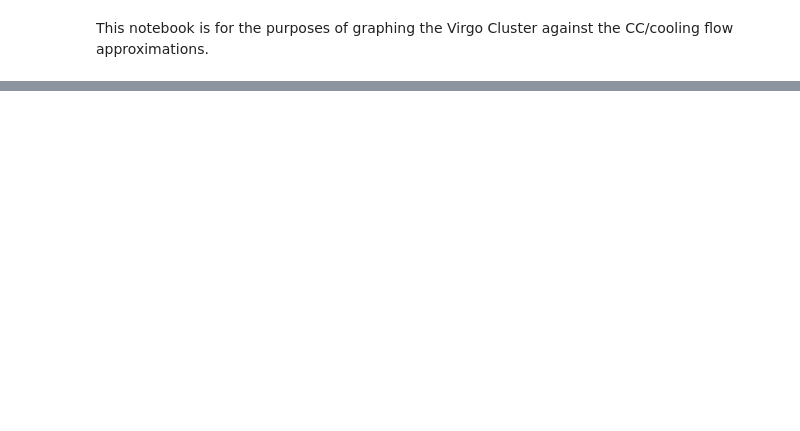
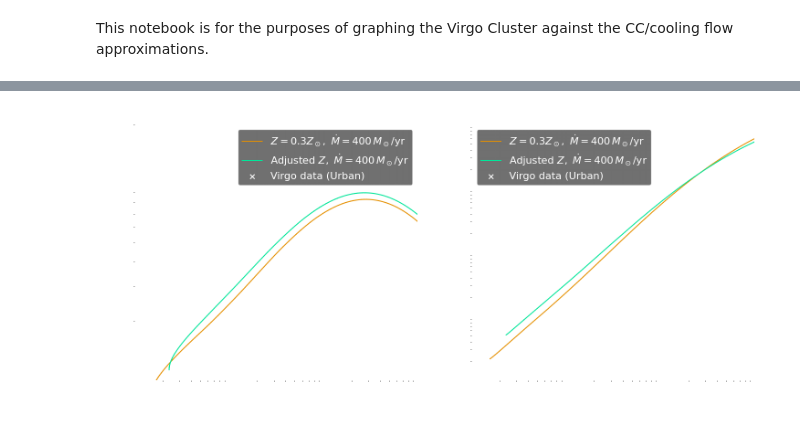
Before and after one commit to Jacob-Evans-007/Summer-2025-Hydrodynamics, a Jupyter notebook: virgo_notebook.ipynb, the cells around one changed output, grey strips where cells are left out. Cells and saved outputs as stored; diff of their text form; code cells hidden in the pictures; blank space fills up the shorter version.

```diff
--- a/virgo_notebook.ipynb
+++ b/virgo_notebook.ipynb
@@ -25,12 +25,12 @@ z = 0.004
 Mdot1 = 6.30391e25
 # %%
 radii_grid = np.linspace(0.1*ktc, 20000*ktc, 75000)
-vc_grid = np.array([lf.vcgrab(r, z, 7e11, 6.3e14) for r in radii_grid])
+vc_grid = np.array([lf.vcgrab(r, z, 1e12, 1.2e15) for r in radii_grid])
 vc_interp = interp1d(radii_grid, vc_grid, kind='cubic', fill_value='extrapolate')
 # %%
 from scipy.integrate import cumulative_trapezoid
-r_grid = np.geomspace(ktc*0.01, 28518000 * ktc, 15000)  # finer grid = better accuracy
-vc2_over_r = np.array([(lf.vcgrab(r, z, 7e11, 6.3e14 )**2 / r) for r in r_grid])
+r_grid = np.geomspace(ktc*0.001, 28518000 * ktc, 20000)  # finer grid = better accuracy
+vc2_over_r = np.array([(lf.vcgrab(r, z, 1e12, 1.2e15)**2 / r) for r in r_grid])
 
 phi_cumint = cumulative_trapezoid(vc2_over_r, r_grid, initial=0.0)
 
@@ -370,13 +370,13 @@ def BrentLooper(Mdot, Rsonlow, Rsonhigh, Lambdatype, tol=(5e-6 * Mdot1)):
     return postprocess(b, Mdot, Lambdatype)
 # %%
 r_vals = np.array([0.04286, 0.05165, 0.06137, 0.07051, 0.07985, 0.08957, 0.09905, 0.11164, 0.13200, 0.16770, 0.21926, 0.26681,
-    0.35219, 0.39318, 0.30949, 0.43269, 0.46490, 0.49951, 0.54970, 0.65622, 0.78338, 0.87875, 0.98103, 1.11106])*1000
+    0.35219, 0.39318, 0.30949, 0.43269, 0.46490, 0.49951, 0.54970, 0.65622, 0.78338, 0.87875, 0.98103, 1.11106])*1000 / 1954
 
 T_vals = np.array([2.22577, 2.32883, 2.28957, 2.22577, 2.23067, 2.31411, 2.65767, 2.69693, 2.54479, 2.10307, 2.32883, 2.49080,
     2.41227, 2.29448, 2.02945, 1.89693, 1.70552, 1.58282, 1.56810, 1.54847, 1.29325, 1.08221, 1.20982, 1.07730])*kevtk
 
 r_vals2 = np.array([0.04277, 0.05168, 0.06088, 0.07061, 0.07984, 0.08935, 0.09898, 0.11249, 0.13183, 0.19548, 0.28988, 0.35391,
-    0.41263, 0.48603, 0.55236, 0.65732, 0.88444, 1.11344])*1000
+    0.41263, 0.48603, 0.55236, 0.65732, 0.88444, 1.11344])*1000 / 1954
 
 K_vals = np.array([95.37884, 130.74899, 143.72564, 163.05299, 132.82740, 184.97937, 261.70271, 364.45494, 342.17366, 461.72518,
     653.23357, 1099.24852, 1116.72234, 594.25467, 801.88038, 718.06603, 1032.04499, 594.25467])
@@ -431,0 +449,77 @@ plt.show()
+# %%
+plt.rcParams.update({'font.size': 16})
+
+runs = [
+    (0.3, Mdot1 * 400),
+    (-1,   Mdot1 * 400),
+]
+
+colors = ["#e69000", "#00e699"]
+labels = [r"$Z = 0.3Z_\odot,\ \dot{M} = 400\,M_\odot/\mathrm{yr}$",
+    r"$\mathrm{Adjusted}\ Z,\ \dot{M} = 400\,M_\odot/\mathrm{yr}$"]
+
+results = []
+for (Lambdatype, Mdot), label in zip(runs, labels):
+    try:
+        x, R0, v0, T0, recorder = BrentLooper(Mdot, 0.1 * ktc, 6 * ktc, Lambdatype)
+        results.append((label, recorder))
+    except Exception as e:
+        print(f"Failed for {label}: {e}")
+
+# --- Plot setup ---
+fig, axes = plt.subplots(1, 2, figsize=(15, 7), sharex=True)
+
+for (label, recorder), color in zip(results, colors):
+    r_kpc = np.array(recorder["ra2"]) / ktc / 2339
+    T     = np.array(recorder["Tarray"])
+    rho   = np.array(recorder["rhoarray"])
+    K     = (rho/mp_g)**(-2/3) * k_Bcgs * T * etkv
+
+    axes[0].plot(r_kpc, T, color=color, label=label)
+    axes[1].plot(r_kpc, K, color=color, label=label)
+
+# --- Virgo data overlays in white ---
+axes[0].scatter(r_vals, T_vals, s=50, marker='x', color='white', label='Virgo data (Urban)')
+axes[1].scatter(r_vals2, K_vals, s=50, marker='x', color='white', label='Virgo data (Urban)')
+
+# --- Formatting with white style ---
+for ax, ylabel, title in zip(
+    axes,
+    ['Temperature (K)', 'Entropy (keV cm²)'],
+    ['T vs Radius', 'K vs Radius']
+):
+    ax.set_xscale('log')
+    ax.set_yscale('log')
+    ax.set_xlabel(r'$r / r_{\mathrm{vir}}$', color='white')
+    ax.set_ylabel(ylabel, color='white')
+    ax.set_title(title, color='white')
+    ax.set_xlim(1e-3, 1)
+    ax.grid(True, which='both', ls='--', color='white', alpha=0.25)
+    ax.tick_params(colors='white')
+
+    for spine in ax.spines.values():
+        spine.set_color('white')
+
+    ax.set_facecolor('none')
+
+# Axis bounds
+axes[0].set_ylim(1e7, 2e8)
+axes[1].set_ylim(1, 1e4)
+
+# Legends
+for ax in axes:
+    legend = ax.legend()
+    for text in legend.get_texts():
+        text.set_color('#ffffff')
+    legend.get_frame().set_edgecolor('#ffffff')
+    legend.get_frame().set_facecolor('#404040')
+    legend.get_frame().set_alpha(0.75)  # semi-transparent box
+
+# Transparent figure background
+fig.patch.set_alpha(0.0)
+
+# Save as transparent PNG
+plt.tight_layout()
+plt.savefig("400Mdot.png", dpi=600, transparent=True)
+plt.show()
+# %% [output]
@@ -431,0 +545 @@ plt.show()
+[figure, added]
```
Also changed, not shown: parts of 3 cells of this notebook, 6 other files.
